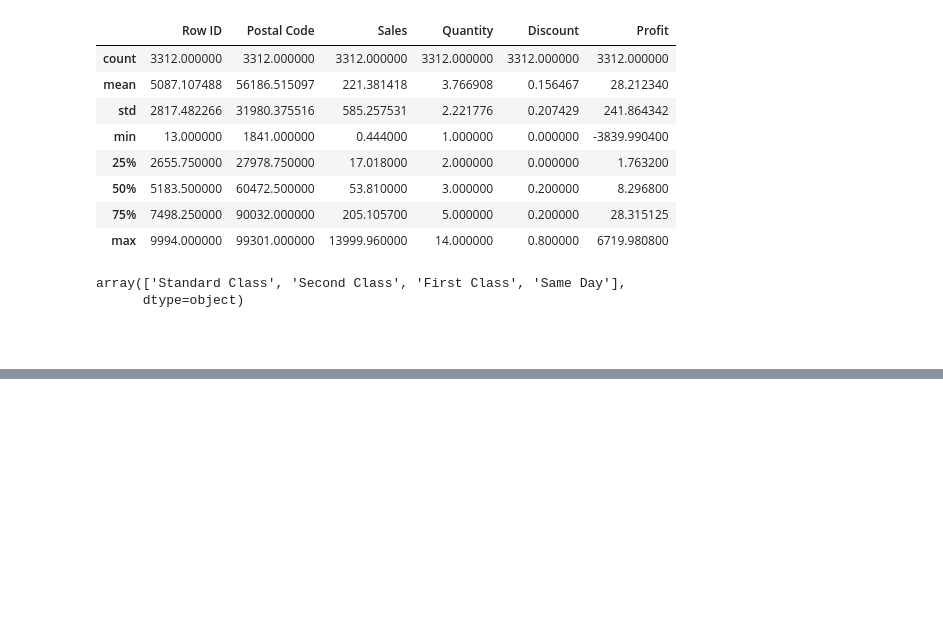
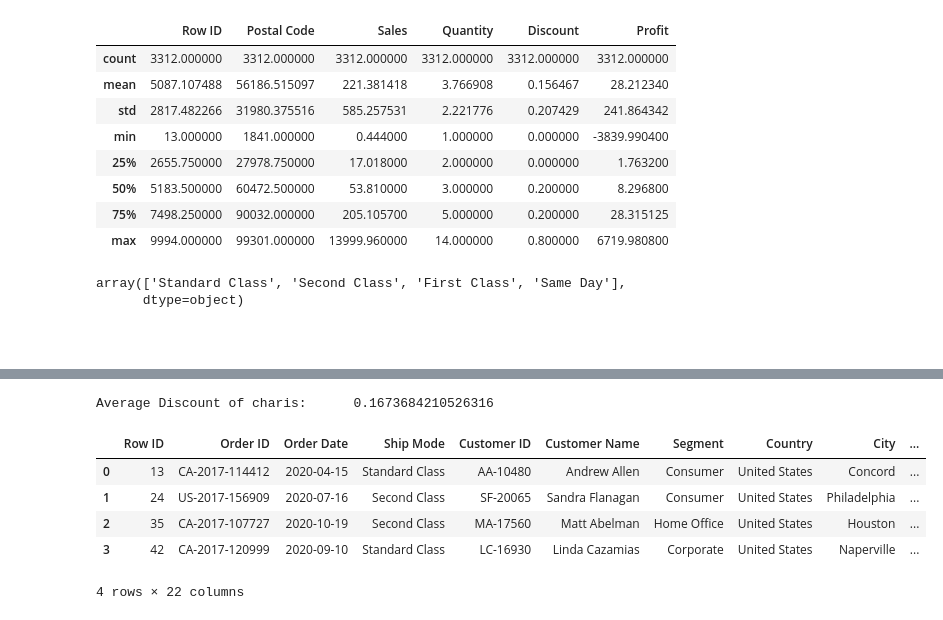
Before and after one commit to MkCst/Data-analysis, a Jupyter notebook: Analisis de datos con pandas y plottly.ipynb, the cells around one changed output, grey strips where cells are left out. Saved outputs shown, nothing was run; the diff lists cells and outputs as text; code cells hidden in the pictures; blank space fills up the shorter version.

```diff
--- a/Analisis de datos con pandas y plottly.ipynb
+++ b/Analisis de datos con pandas y plottly.ipynb
@@ -150,0 +191,18 @@ array(['Standard Class', 'Second Class', 'First Class', 'Same Day'],
+# %%
+media_discount = df[df['Sub-Category']=='Chairs']['Discount'].mean()
+print('Average Discount of charis:\t',media_discount)
+# %% [output]
+Average Discount of charis:      0.1673684210526316
+# %%
+# Add an extra column for "Order Month" & "Order Year"
+
+df['Order Date Year'] = df['Order Date'].dt.year
+df['Order Date Month'] = df['Order Date'].dt.month
+df.head(4)
+# %% [output]
+|  | Row ID | Order ID | Order Date | Ship Mode | Customer ID | Customer Name | Segment | Country | City | ... |
+| 0 | 13 | CA-2017-114412 | 2020-04-15 | Standard Class | AA-10480 | Andrew Allen | Consumer | United States | Concord | ... |
+| 1 | 24 | US-2017-156909 | 2020-07-16 | Second Class | SF-20065 | Sandra Flanagan | Consumer | United States | Philadelphia | ... |
+| 2 | 35 | CA-2017-107727 | 2020-10-19 | Second Class | MA-17560 | Matt Abelman | Home Office | United States | Houston | ... |
+| 3 | 42 | CA-2017-120999 | 2020-09-10 | Standard Class | LC-16930 | Linda Cazamias | Corporate | United States | Naperville | ... |
+4 rows × 22 columns
```
Also changed, not shown: parts of 12 cells of this notebook.
